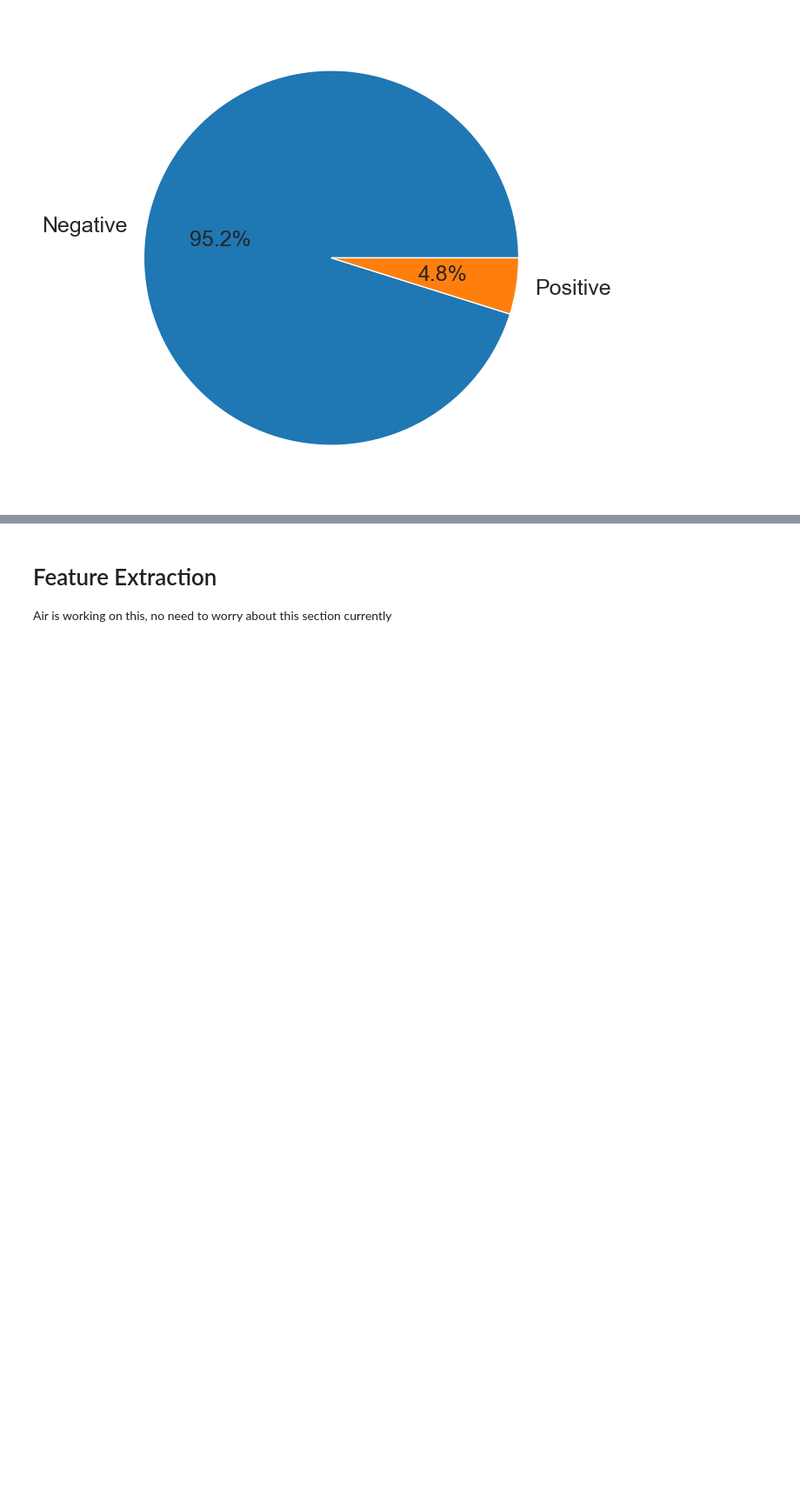
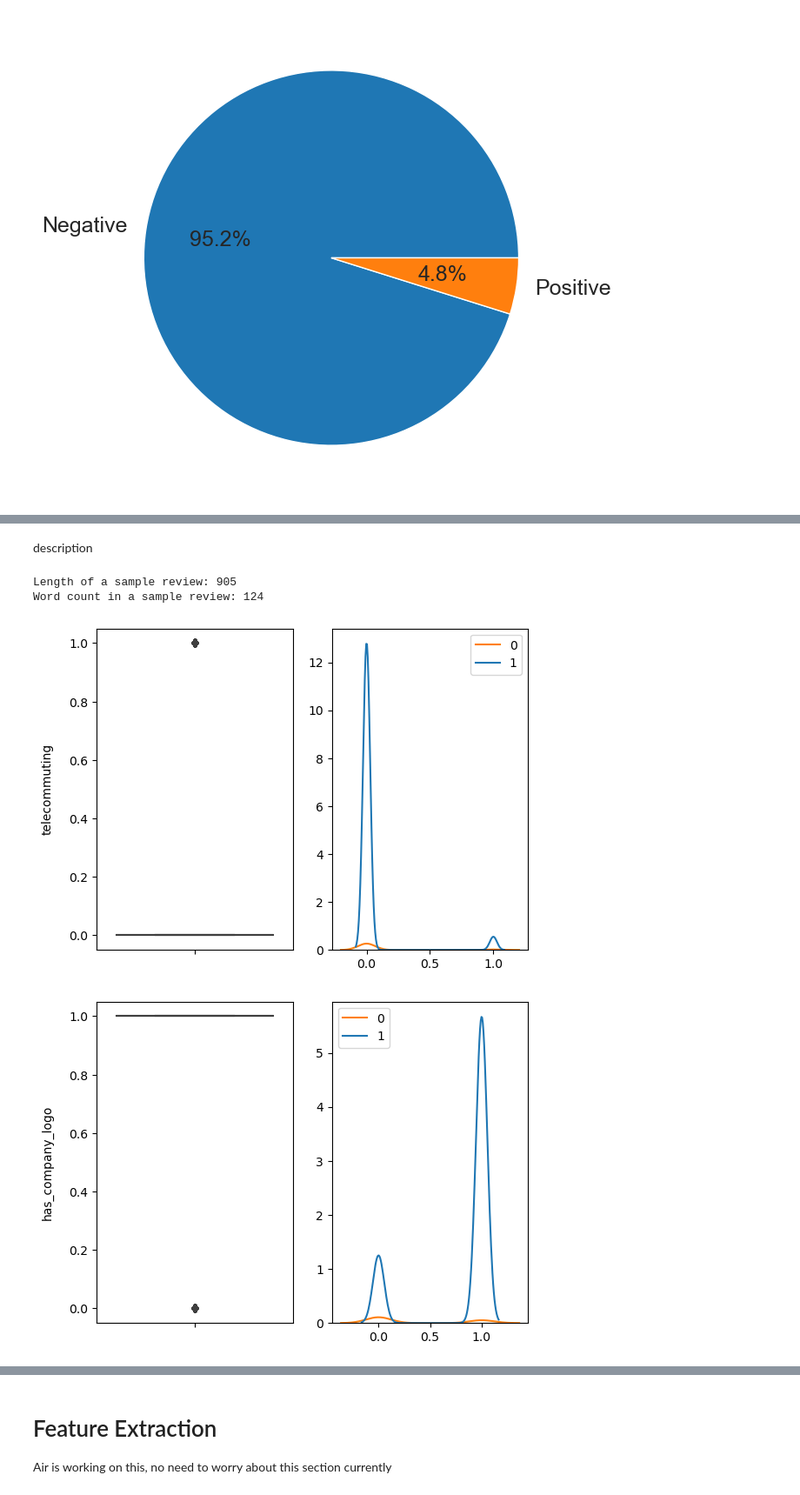
Before and after one commit to ansingh6/ecs-171, a Jupyter notebook: project_tmp.ipynb, the cells around one changed output, grey strips where cells are left out. Shown at 87% size. Cells and saved outputs as stored; diff of their text form; code cells hidden in the pictures; blank space fills up the shorter version.

```diff
--- a/project_tmp.ipynb
+++ b/project_tmp.ipynb
@@ -149,0 +200,53 @@ df.head(10)
+# %% [markdown]
+description
+# %%
+length = len(data['description'][0])
+print(f'Length of a sample review: {length}')
+data['Length'] = data['description'].str.len()
+
+word_count = data['description'][0].split()
+print(f'Word count in a sample review: {len(word_count)}')
+
+def word_count(review):
+    if isinstance(review, str):
+        company_profile_list = review.split()
+        return len(company_profile_list)
+    else:
+        return 0
+
+data['Word_count'] = data['description'].apply(word_count)
+data['mean_word_length'] = data['description'].map(
+    lambda rev: np.mean([len(word) for word in rev.split()]) if isinstance(rev, str) else 0
+)
+np.mean([len(sent) for sent in tokenize.sent_tokenize(data['description'][0])])
+data['mean_sent_length'] = data['description'].map(
+    lambda rev: np.mean([len(sent) for sent in tokenize.sent_tokenize(rev)]) if isinstance(rev, str) else 0
+)
+data.head(10)
+
+def visualize(col):
+    print()
+    plt.subplot(1, 2, 1)
+    sns.boxplot(y=data[col], hue=data['fraudulent'])
+    plt.ylabel(col, labelpad=12.5)
+
+    plt.subplot(1, 2, 2)
+
+    # Melt data to long format for kdeplot
+    melted_data = data.melt(id_vars='fraudulent', value_vars=[col], var_name='feature', value_name='value')
+    sns.kdeplot(data=melted_data, x='value', hue='fraudulent')
+
+    plt.legend(data['fraudulent'].unique())
+    plt.xlabel('')
+    plt.ylabel('')
+
+    plt.show()
+
+numeric_features = [col for col in data.columns.tolist()[2:] if data[col].dtype.kind in ('i', 'f')]
+for feature in numeric_features:
+    visualize(feature)
+# %% [output]
+Length of a sample review: 905
+Word count in a sample review: 124
+[figure, added]
+[figure, added]
```
Also changed, not shown: parts of 15 cells of this notebook.
